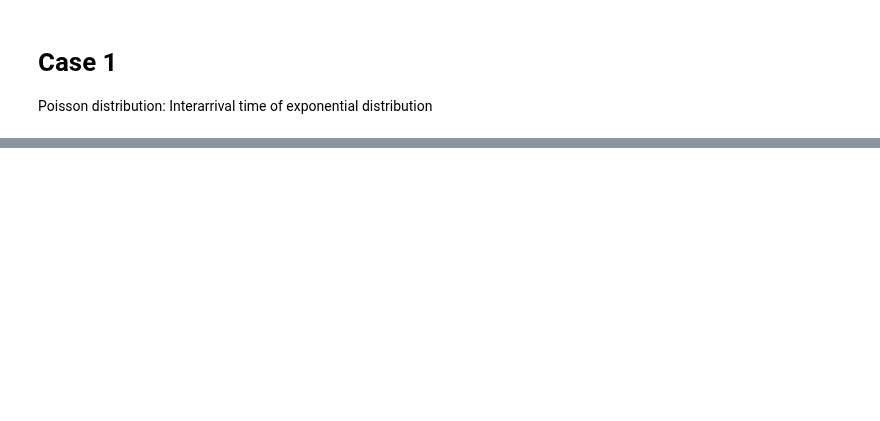
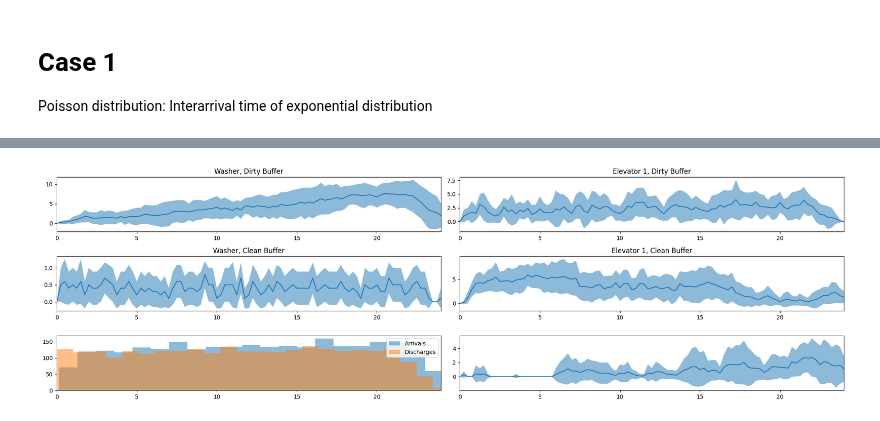
Before and after one commit to AntonJorg/stochastic_simulation, a Jupyter notebook: project2/cases.ipynb, the cells around one changed output, grey strips where cells are left out. Drawn from its saved outputs; the diff is of its cells as text; code cells hidden in the pictures; blank space fills up the shorter version.

```diff
--- a/project2/cases.ipynb
+++ b/project2/cases.ipynb
@@ -107,33 +107,34 @@ np.random.seed(42069)
 
 def service_time_dist():
     service_min_time = 4/60  # 4 minutes in hours
     return service_min_time + expon(scale=1/60).rvs()
 
 
 def transport_time_dist(distance_meters):
     if distance_meters == 0:
         return 0
     speed_meters_per_second = 1.4
     transport_time_seconds = gamma(a=distance_meters, scale=1/speed_meters_per_second).rvs()
     return transport_time_seconds / 3600
 
 distances = np.array([
-    [10, 175, 175],
-    [175, 10, 0],
-    [175, 0, 10],
+    [10, 175],
+    [175, 10],
 ])
 
 params = SimulationParams(
     discharge_dist,
     service_time_dist,
     transport_time_dist,
     distances,
     arrival_weights=np.ones(n_elevators) / n_elevators,
     discharge_weights=np.ones(n_elevators) / n_elevators,
     n_elevators=1,
     n_robots=1,
 )
 
 # events, data = simulate_system(params)
 buffers, demands, arrival_times, discharge_times, df = simulate_many(params, n_iters=10)
 plot_result(params, buffers, demands, arrival_times, discharge_times)
+# %% [output]
+[figure, added]
```
Also changed, not shown: parts of 8 cells of this notebook.
